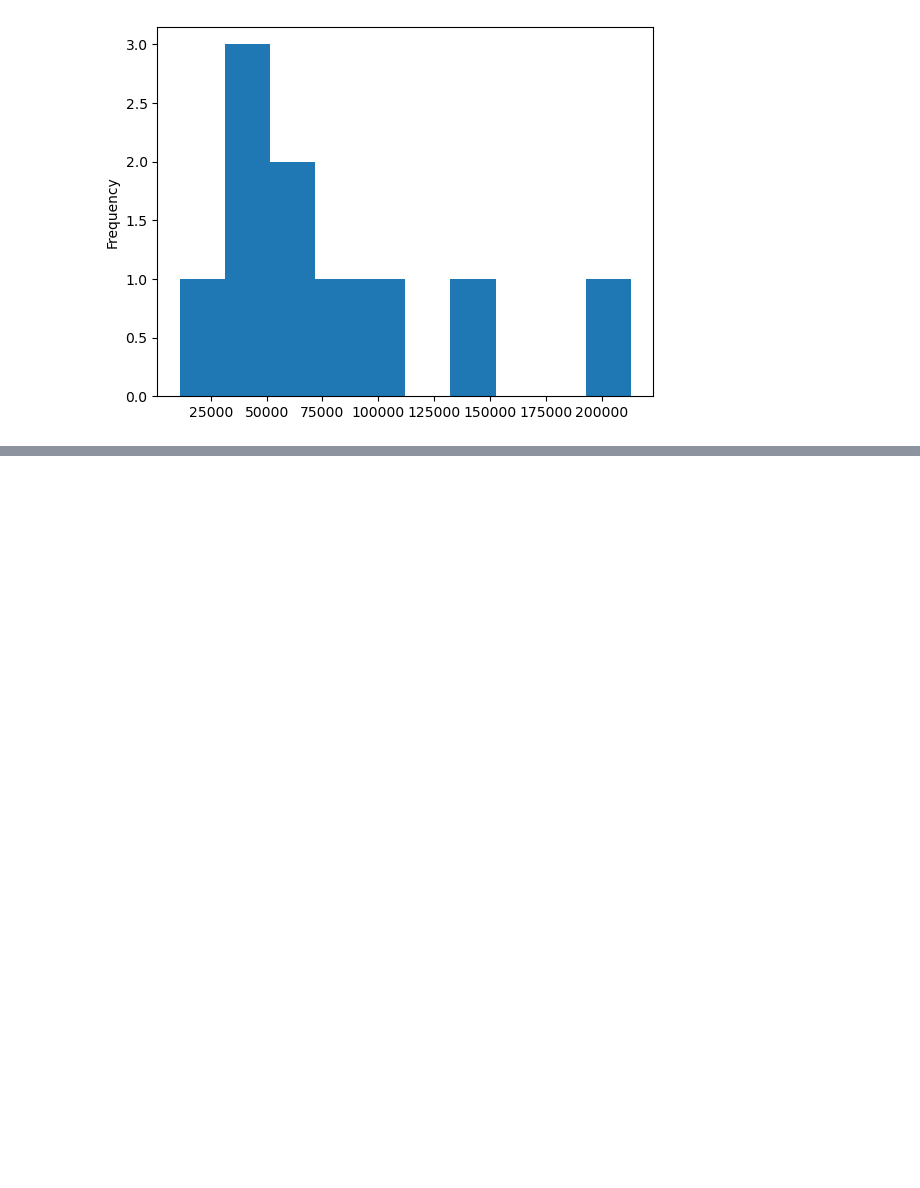
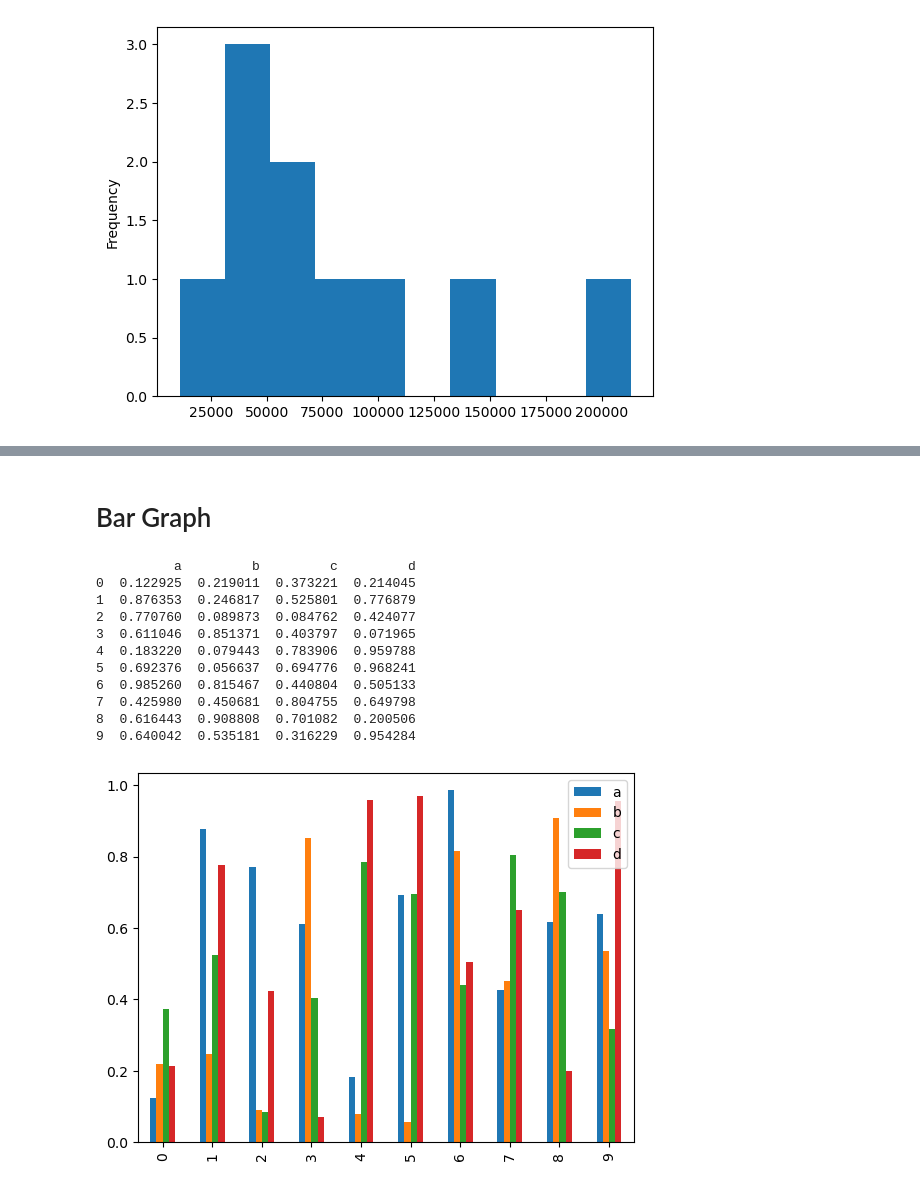
Before and after one commit to mostafa-sadeghi/alireza_garshasbi, a Jupyter notebook: datascience/Projects/about_matplotlib.ipynb, the cells around one changed output, grey strips where cells are left out. Drawn from its saved outputs; the diff is of its cells as text; code cells hidden in the pictures; blank space fills up the shorter version.

```diff
--- a/datascience/Projects/about_matplotlib.ipynb
+++ b/datascience/Projects/about_matplotlib.ipynb
@@ -104,0 +219,21 @@ car_sales["Odometer (KM)"].plot.hist();
+# %% [markdown]
+# Bar Graph
+# %%
+x = np.random.rand(10,4)
+x
+df = pd.DataFrame(x, columns=["a","b","c","d"])
+print(df)
+df.plot.bar();
+# %% [output]
+          a         b         c         d
+0  0.122925  0.219011  0.373221  0.214045
+1  0.876353  0.246817  0.525801  0.776879
+2  0.770760  0.089873  0.084762  0.424077
+3  0.611046  0.851371  0.403797  0.071965
+4  0.183220  0.079443  0.783906  0.959788
+5  0.692376  0.056637  0.694776  0.968241
+6  0.985260  0.815467  0.440804  0.505133
+7  0.425980  0.450681  0.804755  0.649798
+8  0.616443  0.908808  0.701082  0.200506
+9  0.640042  0.535181  0.316229  0.954284
+[figure, added]
```
Also changed, not shown: parts of 21 cells of this notebook, 1 other file.
